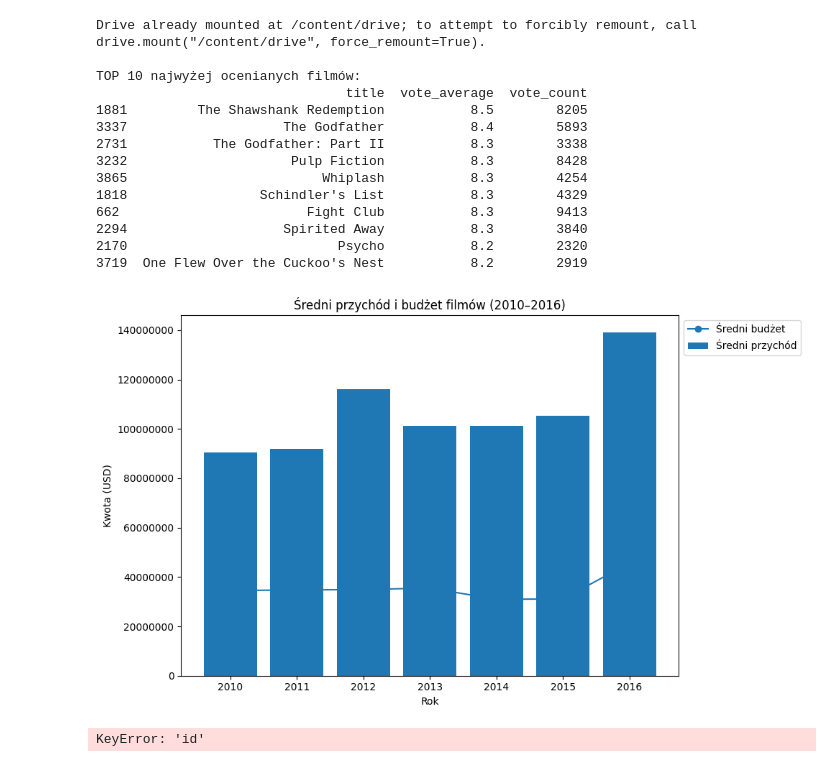
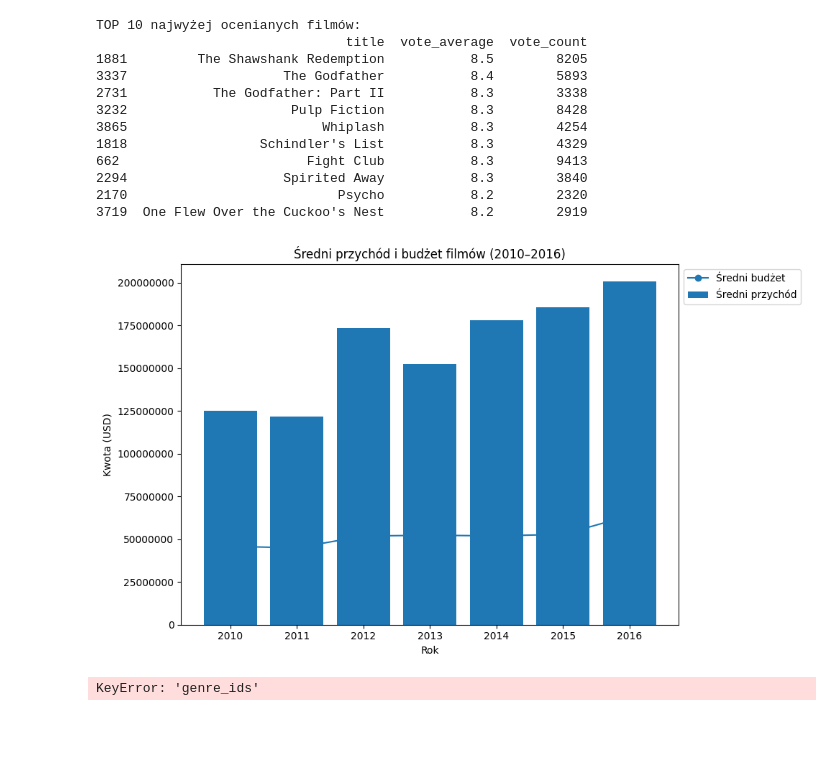
Before and after one commit to wizardMati/expotraintelos, a Jupyter notebook: Untitled0.ipynb, the cells around one changed output. Cells and saved outputs as stored; diff of their text form; code cells hidden in the pictures; blank space fills up the shorter version.

```diff
--- a/Untitled0.ipynb
+++ b/Untitled0.ipynb
@@ -3,15 +3,11 @@
 # %%
 import pandas as pd
 import matplotlib.pyplot as plt
-from google.colab import drive
-drive.mount('/content/drive')
 
-movies = pd.read_csv(
-    "/content/drive/MyDrive/Colab Notebooks/zad/tmdb_movies.csv"
-)
-genres = pd.read_csv(
-    "/content/drive/MyDrive/Colab Notebooks/zad/tmdb_genres.csv"
-)
+movies = pd.read_csv("https://raw.githubusercontent.com/wizardMati/expotraintelos/master/tmdb_movies.csv")
+genres = pd.read_csv("https://raw.githubusercontent.com/wizardMati/expotraintelos/master/tmdb_genres.csv")
+
+
 q3 = movies["vote_count"].quantile(0.75)
 
 top_10_movies = (
@@ -26,7 +22,14 @@ print(top_10_movies[["title", "vote_average", "vote_count"]])
 movies["release_date"] = pd.to_datetime(movies["release_date"], errors="coerce")
 movies["year"] = movies["release_date"].dt.year
 
-movies_2010_2016 = movies[(movies["year"] >= 2010) & (movies["year"] <= 2016)]
+movies_2010_2016 = movies[
+    (movies["year"] >= 2010) & (movies["year"] <= 2016)
+]
+
+movies_2010_2016 = movies_2010_2016[
+    (movies_2010_2016["revenue"] > 0) &
+    (movies_2010_2016["budget"] > 0)
+]
 
 yearly_stats = (
     movies_2010_2016
@@ -47,16 +50,19 @@ plt.plot(
 plt.xlabel("Rok")
 plt.ylabel("Kwota (USD)")
 plt.title("Średni przychód i budżet filmów (2010–2016)")
-
 plt.ticklabel_format(style="plain", axis="y")
-
 plt.legend(loc="upper left", bbox_to_anchor=(1, 1))
 plt.tight_layout()
 plt.show()
 
-movies_genres = movies.merge(
+movies["genre_ids"] = movies["genre_ids"].str.strip("[]").str.split(",")
+
+movies_exploded = movies.explode("genre_ids")
+movies_exploded["genre_ids"] = movies_exploded["genre_ids"].astype(int)
+
+movies_genres = movies_exploded.merge(
     genres,
-    left_on="genre_id",
+    left_on="genre_ids",
     right_on="id",
     how="left"
 )
@@ -69,7 +75,6 @@ most_common_count = genre_counts.max()
 print("\nNajczęściej występujący gatunek:")
 print(f"Gatunek: {most_common_genre}")
 print(f"Liczba filmów: {most_common_count}")
-
 avg_runtime_by_genre = (
     movies_genres
     .groupby("name")["runtime"]
@@ -78,36 +83,34 @@ avg_runtime_by_genre = (
 )
 
 longest_runtime_genre = avg_runtime_by_genre.idxmax()
 longest_runtime_value = avg_runtime_by_genre.max()
 
 print("\nGatunek o najdłuższym średnim czasie trwania:")
 print(f"Gatunek: {longest_runtime_genre}")
 print(f"Średni czas trwania: {longest_runtime_value:.2f} min")
 runtime_data = movies_genres[
     movies_genres["name"] == longest_runtime_genre
-]["runtime"]
+]["runtime"].dropna()
 
 plt.figure(figsize=(8, 5))
 plt.hist(runtime_data, bins=20)
-plt.title(f"Histogram czasu trwania filmów – {longest_runtime_genre}")
+plt.title(f"Histogram czasu trwania – {longest_runtime_genre}")
 plt.xlabel("Czas trwania (minuty)")
 plt.ylabel("Liczba filmów")
 plt.tight_layout()
 plt.show()
 # %% [output]
-Drive already mounted at /content/drive; to attempt to forcibly remount, call drive.mount("/content/drive", force_remount=True).
-
 TOP 10 najwyżej ocenianych filmów:
                                 title  vote_average  vote_count
 1881         The Shawshank Redemption           8.5        8205
 3337                    The Godfather           8.4        5893
 2731           The Godfather: Part II           8.3        3338
 3232                     Pulp Fiction           8.3        8428
 3865                         Whiplash           8.3        4254
 1818                 Schindler's List           8.3        4329
 662                        Fight Club           8.3        9413
 2294                    Spirited Away           8.3        3840
 2170                           Psycho           8.2        2320
 3719  One Flew Over the Cuckoo's Nest           8.2        2919
-[figure, old version]
+[figure, new version]
-KeyError: 'id'
+KeyError: 'genre_ids'
```
Also changed, not shown: parts of 4 cells of this notebook.
